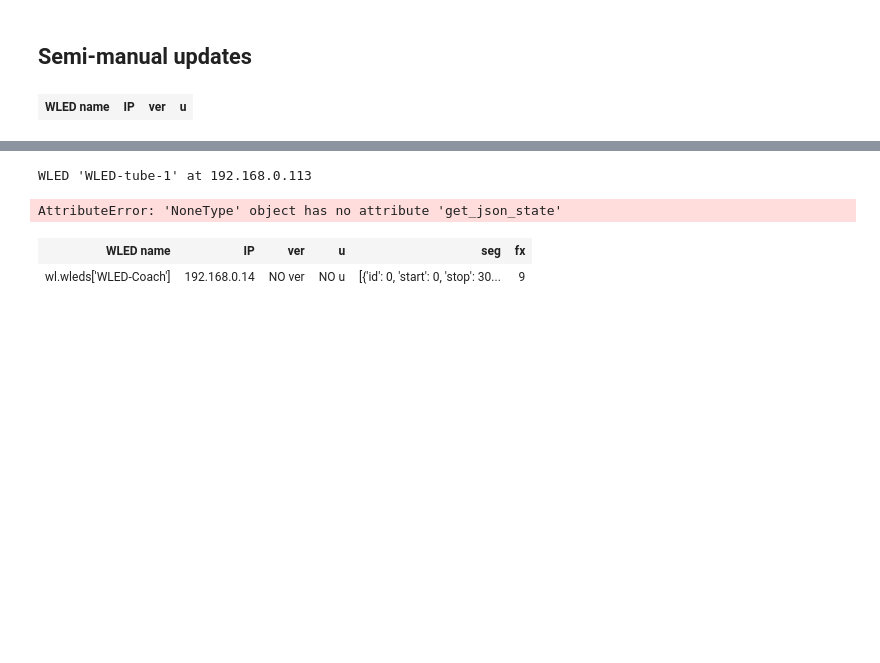
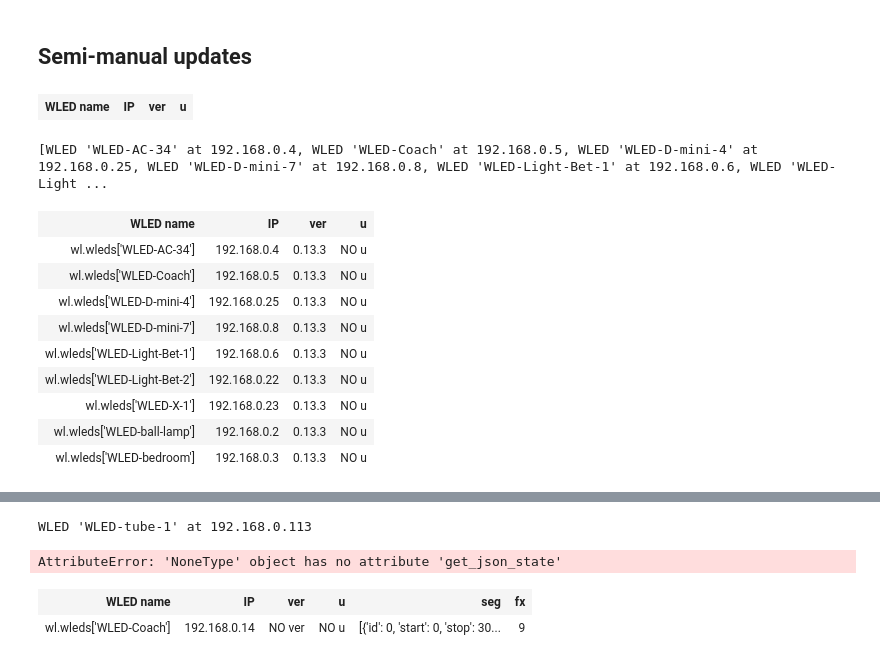
Before and after one commit to okdimok/Svetlitsa_control, a Jupyter notebook: sketches.ipynb, the cells around one changed output, grey strips where cells are left out. Drawn from its saved outputs; the diff is of its cells as text; code cells hidden in the pictures; blank space fills up the shorter version.

```diff
--- a/sketches.ipynb
+++ b/sketches.ipynb
@@ -19,3 +19,20 @@ display_dicts(wl.wleds, wl.wleds.get_json_info(), fields=["ver", "u"], seg_field
 # display_dicts(wl.wleds, wl.wleds.get_json_state(), fields=["ps", "pl", "bri", "transition"], seg_fields=["fx", "sx", "ix"])
 # %% [output]
 | WLED name | IP | ver | u |
+# %%
+wl.wleds
+# %% [output]
+[WLED 'WLED-AC-34' at 192.168.0.4, WLED 'WLED-Coach' at 192.168.0.5, WLED 'WLED-D-mini-4' at 192.168.0.25, WLED 'WLED-D-mini-7' at 192.168.0.8, WLED 'WLED-Light-Bet-1' at 192.168.0.6, WLED 'WLED-Light ...
+# %%
+display_dicts(wl.wleds, wl.wleds.get_json_info(), fields=["ver", "u"], seg_fields=[])
+# %% [output]
+| WLED name | IP | ver | u |
+| wl.wleds['WLED-AC-34'] | 192.168.0.4 | 0.13.3 | NO u |
+| wl.wleds['WLED-Coach'] | 192.168.0.5 | 0.13.3 | NO u |
+| wl.wleds['WLED-D-mini-4'] | 192.168.0.25 | 0.13.3 | NO u |
+| wl.wleds['WLED-D-mini-7'] | 192.168.0.8 | 0.13.3 | NO u |
+| wl.wleds['WLED-Light-Bet-1'] | 192.168.0.6 | 0.13.3 | NO u |
+| wl.wleds['WLED-Light-Bet-2'] | 192.168.0.22 | 0.13.3 | NO u |
+| wl.wleds['WLED-X-1'] | 192.168.0.23 | 0.13.3 | NO u |
+| wl.wleds['WLED-ball-lamp'] | 192.168.0.2 | 0.13.3 | NO u |
+| wl.wleds['WLED-bedroom'] | 192.168.0.3 | 0.13.3 | NO u |
```
Also changed, not shown: parts of 4 cells of this notebook, 2 other files.
